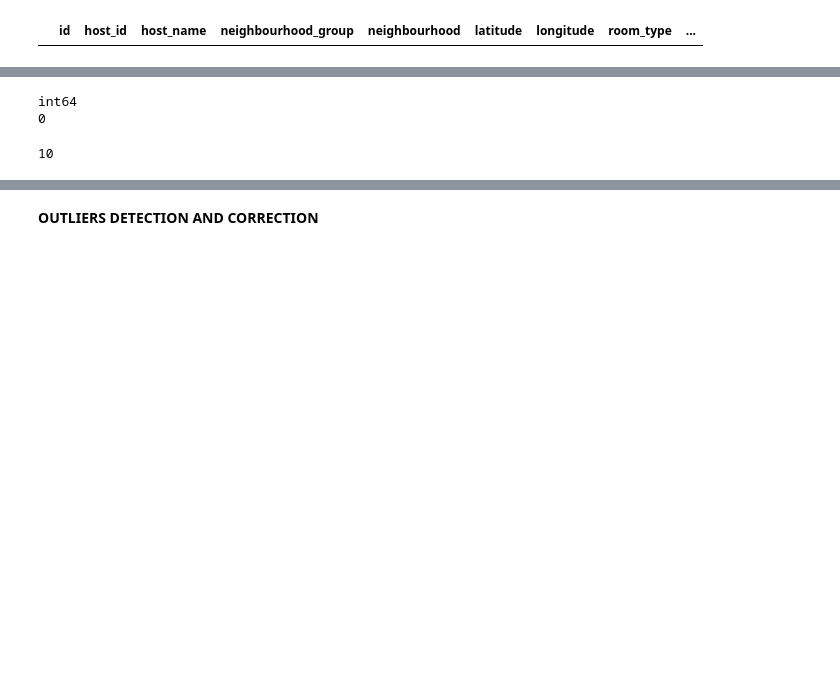
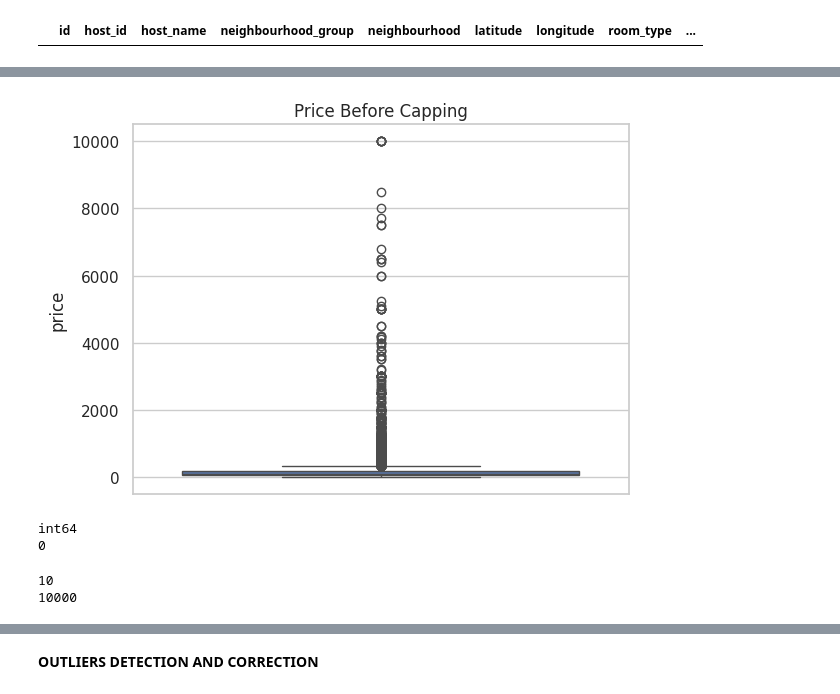
Before and after one commit to Sowmiya1435/DataAnalysisProject-with-OasisInfobyte, a Jupyter notebook: NewYorkAirBNB.ipynb, the cells around one changed output, grey strips where cells are left out. Drawn from its saved outputs; the diff is of its cells as text; code cells hidden in the pictures; blank space fills up the shorter version.

```diff
--- a/NewYorkAirBNB.ipynb
+++ b/NewYorkAirBNB.ipynb
@@ -227,2 +204,8 @@ data[(data['price'] <= 0) | (data['price'].isna())]
+# %%
+sns.boxplot(data['price'])
+plt.title("Price Before Capping")
+plt.show()
+# %% [output]
+[figure, added]
 # %%
 data = data[data['price'] > 0]
@@ -240,5 +217,7 @@ int64
 0
 # %%
 print(data['price'].min())
+print(data['price'].max())
 # %% [output]
 10
+10000
```
Also changed, not shown: parts of 32 cells of this notebook.
